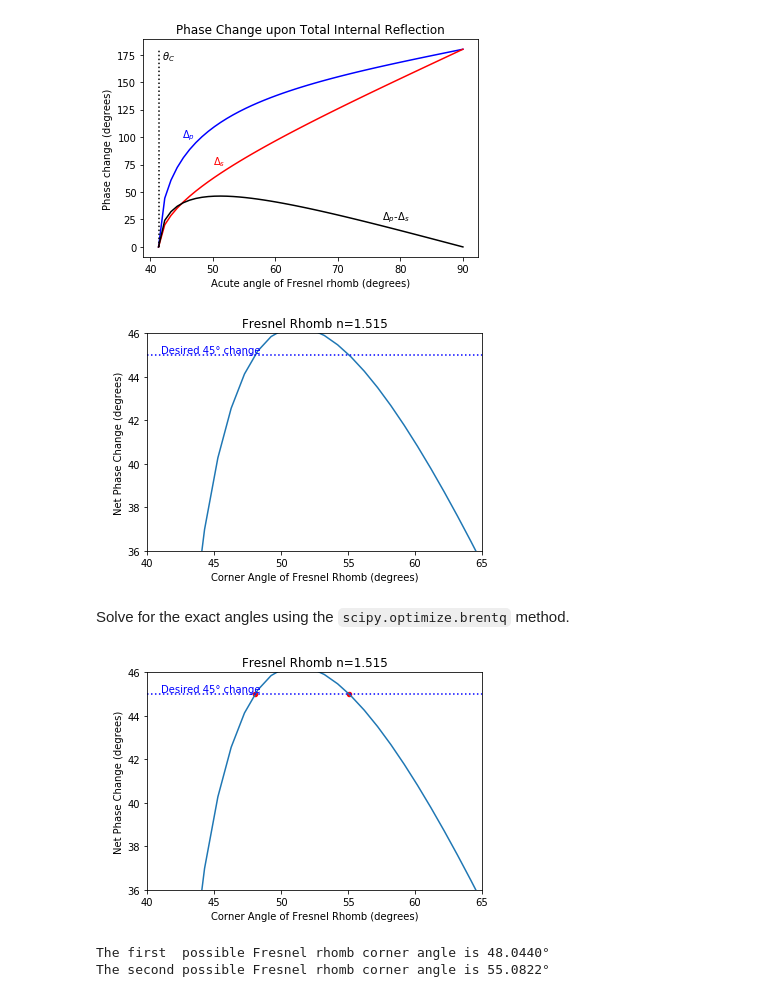
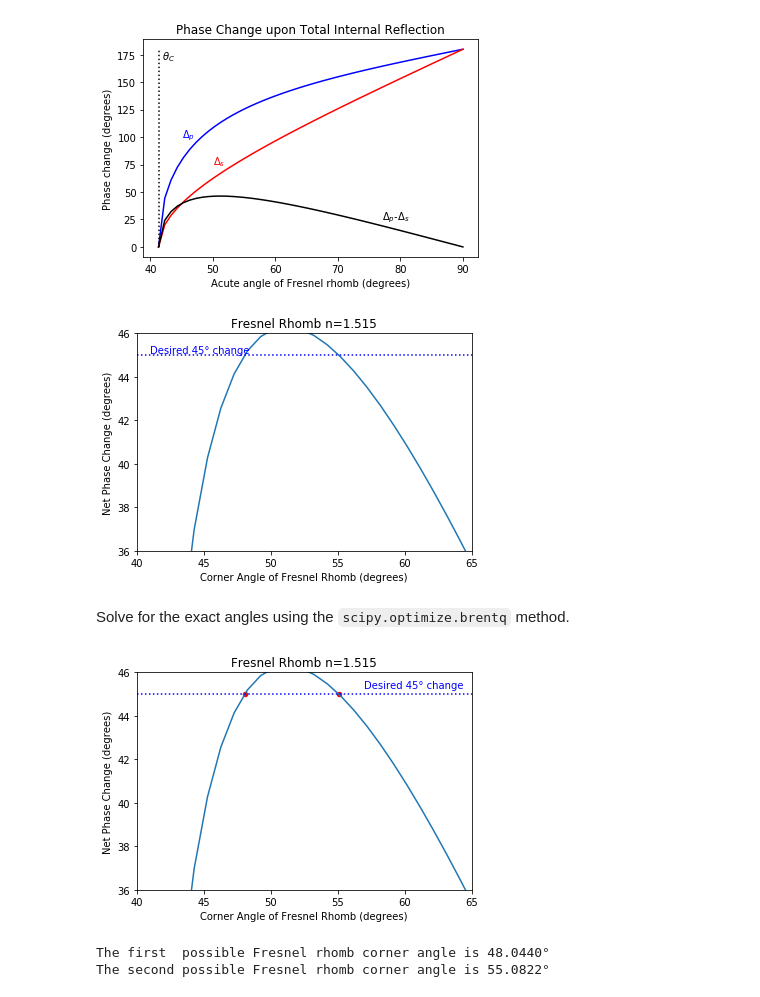
Before and after one commit to scottprahl/pypolar, a Jupyter notebook: doc/05-fresnel-rhomb.ipynb, the cells around one changed output. Saved outputs shown, nothing was run; the diff lists cells and outputs as text; code cells hidden in the pictures.

```diff
--- a/doc/05-fresnel-rhomb.ipynb
+++ b/doc/05-fresnel-rhomb.ipynb
@@ -72,13 +69,9 @@ plt.show()
 # %% [output]
 [figure]
 # %%
-
-plt.plot(theta, np.angle(rp)*degrees-np.angle(rs)*degrees)
-plt.plot([40,65],[45,45],':b')
-
-plt.annotate(r'Desired 45° change', xy=(41,45), color='blue', va='bottom')
-plt.annotate(r'$\Delta_s$', xy=(38,75), color='red')
-plt.annotate(r'$\Delta_p$-$\Delta_s$', xy=(10,25))
+plt.plot(theta, np.degrees(np.angle(rp)-np.angle(rs)))
+plt.axhline(45,color='blue',ls=':')
+plt.text(41, 45, 'Desired 45° change', color='blue', va='bottom')
 
 plt.xlabel("Corner Angle of Fresnel Rhomb (degrees)")
 plt.ylabel("Net Phase Change (degrees)")
@@ -87,38 +80,36 @@ plt.ylim(36,46)
 plt.xlim(40,65)
 plt.show()
 # %% [output]
-[figure, old version]
+[figure, new version]
 # %% [markdown]
 Solve for the exact angles using the `scipy.optimize.brentq` method.
 # %%
 n=1.5151                # refractive index of Fresnel Rhomb
 
 def min_rhomb(theta):
     m = 1/n
     rp = fresnel.r_par(m,theta*np.pi/180)
     rs = fresnel.r_per(m,theta*np.pi/180)
     delta = np.pi/4 - (np.angle(rp)-np.angle(rs))
     return delta
 
 # brentq requires that the zero fall between two points
 theta1 = brentq(min_rhomb,46,51)
 theta2 = brentq(min_rhomb,51,60)
 
 plt.plot(theta, np.angle(rp)*degrees-np.angle(rs)*degrees)
 plt.plot([40,65],[45,45],':b')
 plt.scatter([theta1,theta2],[45,45],s=20,color='red')
-plt.annotate(r'Desired 45° change', xy=(41,45), color='blue', va='bottom')
-plt.annotate(r'$\Delta_s$', xy=(38,75), color='red')
-plt.annotate(r'$\Delta_p$-$\Delta_s$', xy=(10,25))
+plt.text(57, 45.2, 'Desired 45° change', color='blue', va='bottom')
 
 plt.xlabel("Corner Angle of Fresnel Rhomb (degrees)")
 plt.ylabel("Net Phase Change (degrees)")
 plt.title("Fresnel Rhomb n=%.3f"%n)
 plt.ylim(36,46)
 plt.xlim(40,65)
 plt.show()
 # %% [output]
-[figure, old version]
+[figure, new version]
 # %%
 print('The first  possible Fresnel rhomb corner angle is %.4f°'%theta1)
 print('The second possible Fresnel rhomb corner angle is %.4f°'%theta2)
```
Also changed, not shown: parts of 4 cells of this notebook, 1 other file.
